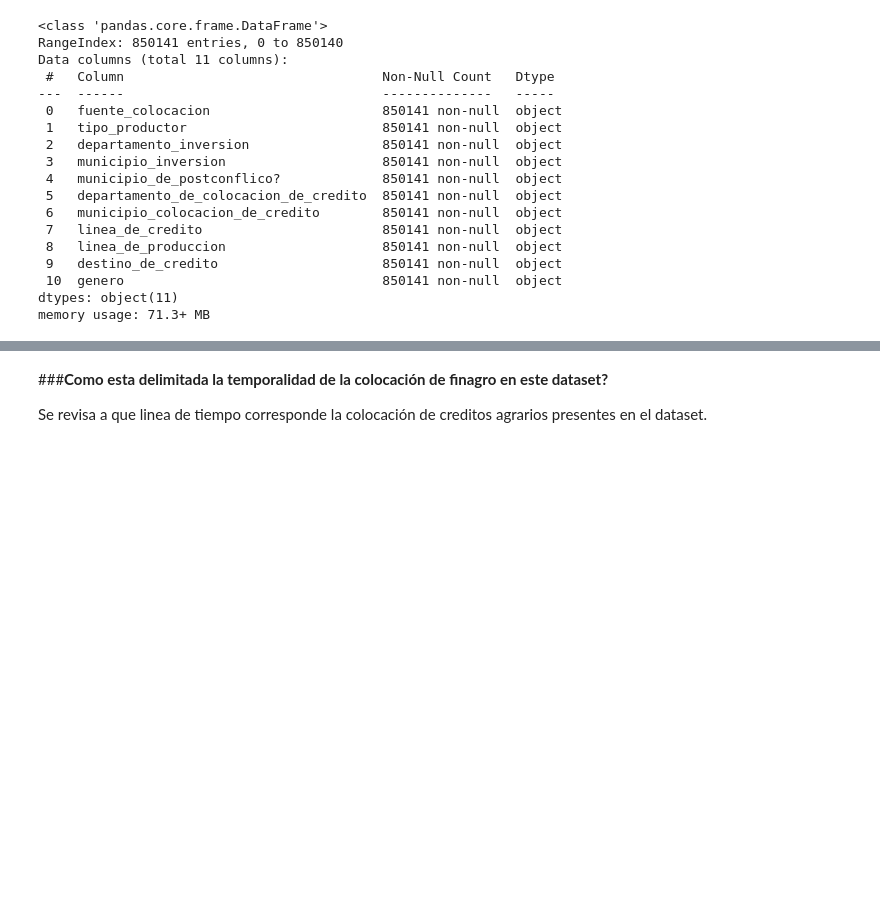
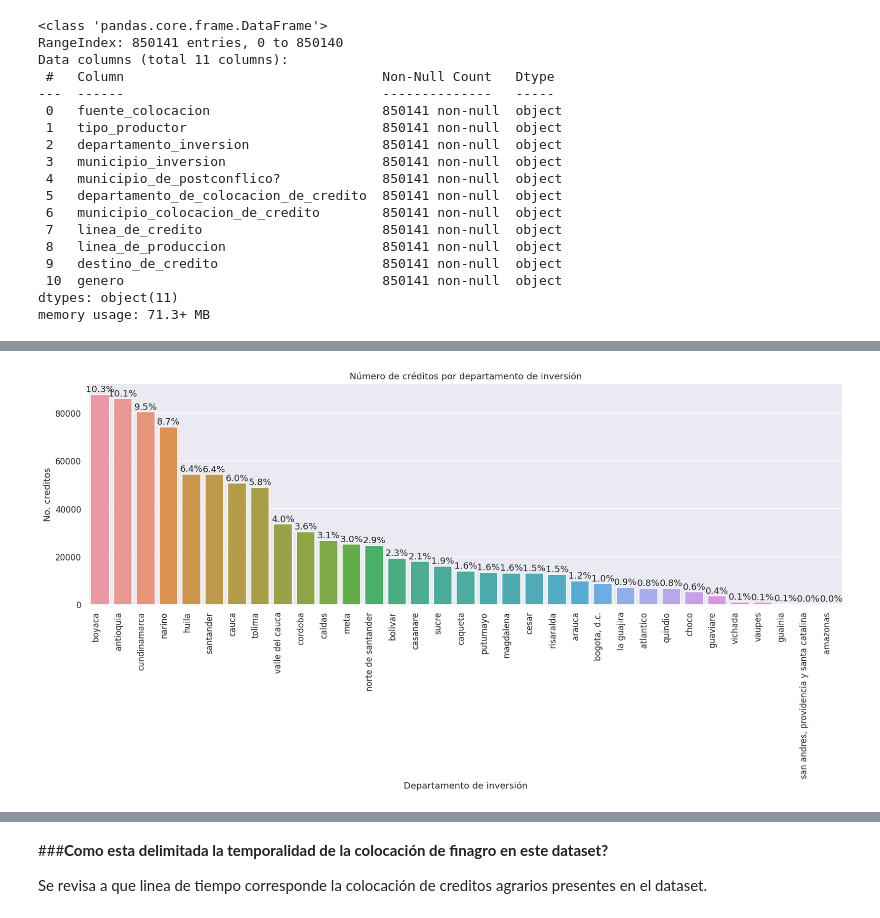
Before and after one commit to JesusBarandica/Creaci-n-de-dashboard-con-pythpn, a Jupyter notebook: Analisís_exploratorio_datos_db_finagro.ipynb, the cells around one changed output, grey strips where cells are left out. Drawn from its saved outputs; the diff is of its cells as text; code cells hidden in the pictures; blank space fills up the shorter version.

```diff
--- a/Analisís_exploratorio_datos_db_finagro.ipynb
+++ b/Analisís_exploratorio_datos_db_finagro.ipynb
@@ -113,0 +140,20 @@ fuentes.sum()
+# %%
+# Analisís departamento de inversión
+
+fig,ax = plt.subplots(figsize=(18,6))
+index = v_categoricas["departamento_inversion"].value_counts().index
+Tabla_frecuencia = v_categoricas["departamento_inversion"].value_counts()
+sns.countplot(x="departamento_inversion",data=v_categoricas,order=index);
+plt.xlabel('Departamento de inversión')
+plt.ylabel('No. creditos')
+fig.autofmt_xdate(rotation=90)
+plt.title('Número de créditos por departamento de inversión')
+
+
+
+for i in range(Tabla_frecuencia.shape[0]):
+    count = Tabla_frecuencia[i]
+    strt='{:0.1f}%'.format(100*(count/Tabla_frecuencia.sum()))
+    plt.text(i,count+1000,strt,ha='center');
+# %% [output]
+[figure, added]
```
Also changed, not shown: parts of 9 cells of this notebook.
